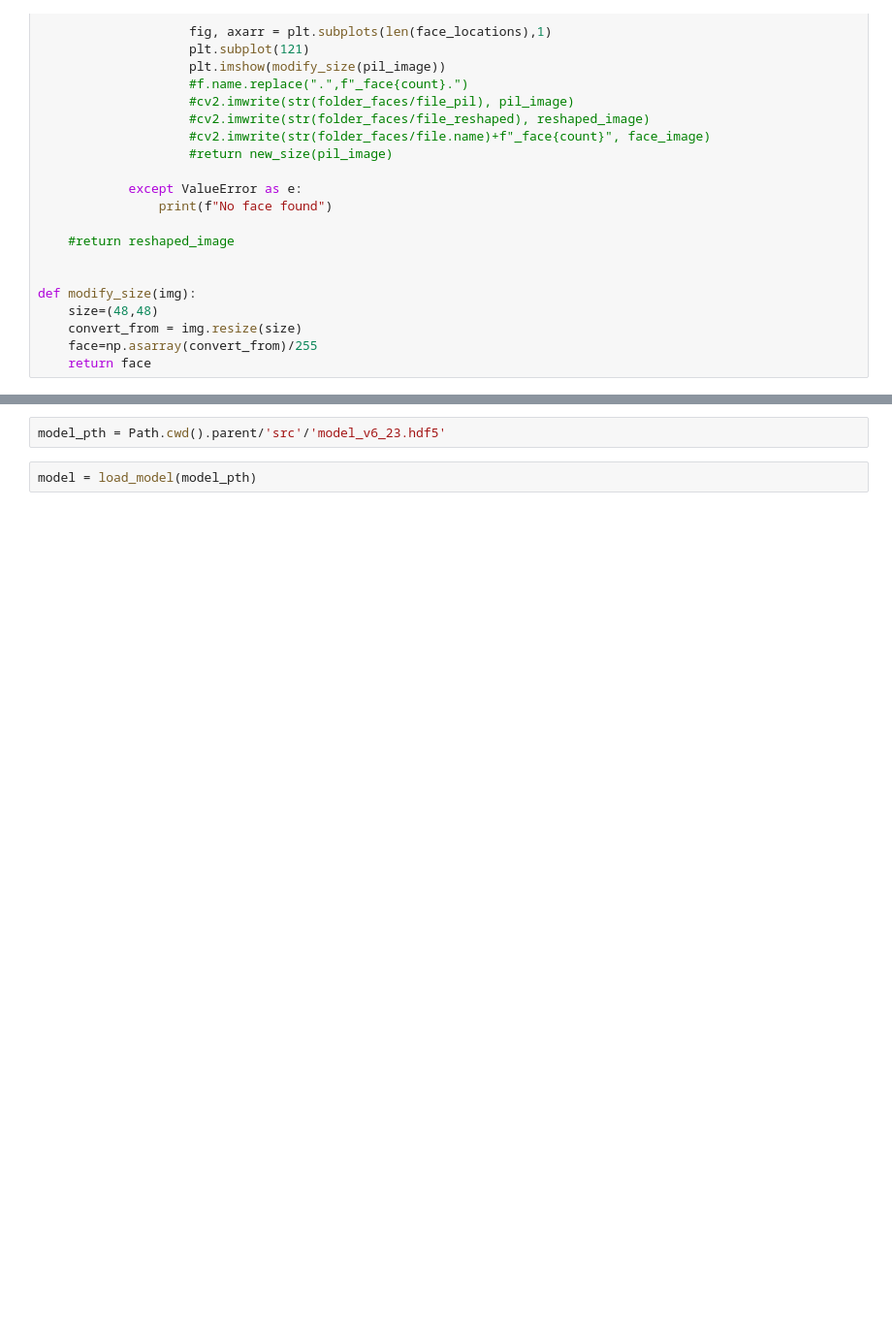
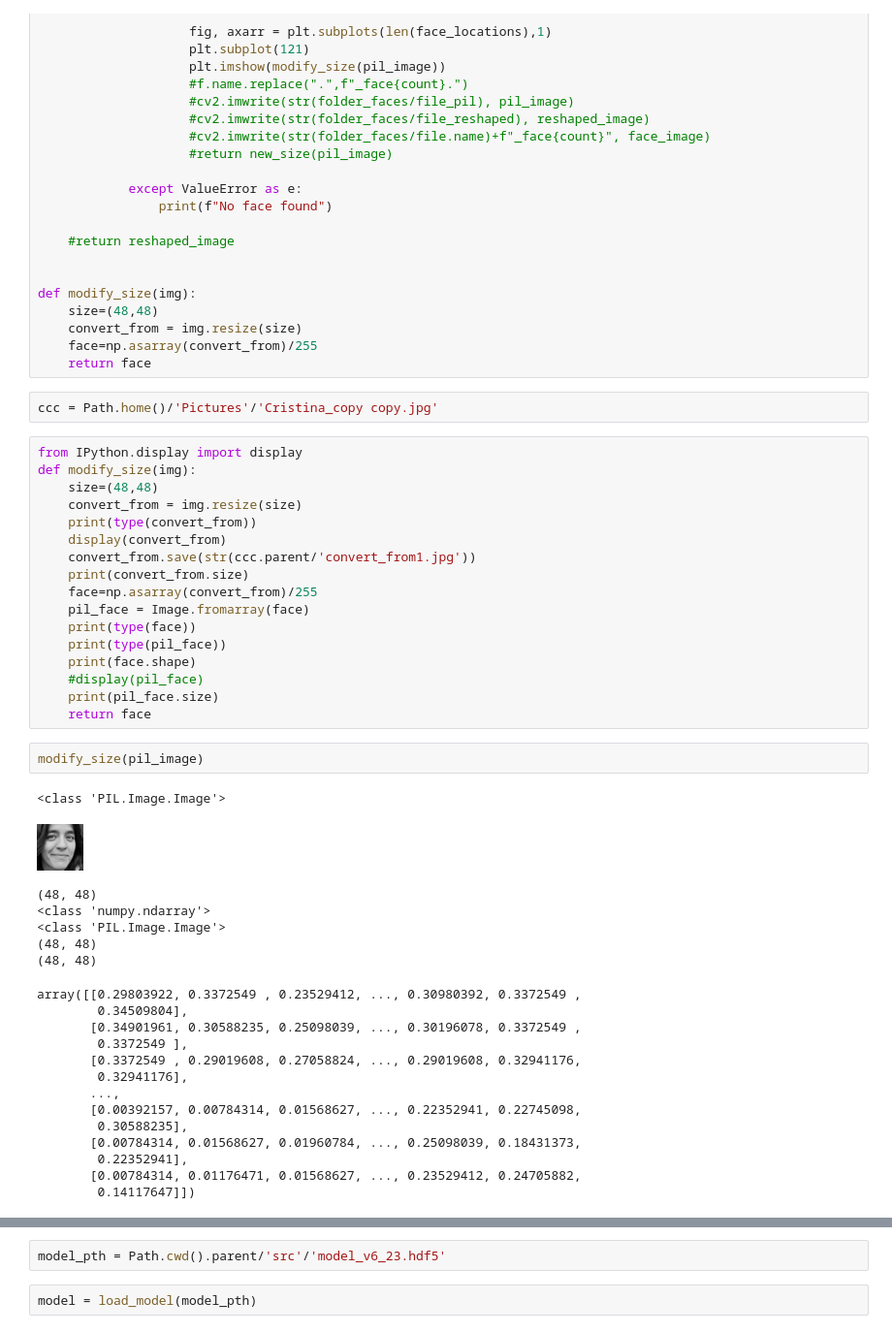
Before and after one commit to CristinaCallejo/AudienceResearch, a Jupyter notebook: notebooks/jn4 face_recognition_library.ipynb, the cells around one changed output, grey strips where cells are left out. Shown at 97% size. Cells and saved outputs as stored; diff of their text form; blank space fills up the shorter version.

Commit message:
home

```diff
--- a/notebooks/jn4 face_recognition_library.ipynb
+++ b/notebooks/jn4 face_recognition_library.ipynb
@@ -70,6 +73,48 @@ def modify_size(img):
     convert_from = img.resize(size)
     face=np.asarray(convert_from)/255
     return face
+# %%
+ccc = Path.home()/'Pictures'/'Cristina_copy copy.jpg'
+# %%
+from IPython.display import display
+def modify_size(img):
+    size=(48,48)
+    convert_from = img.resize(size)
+    print(type(convert_from))
+    display(convert_from)
+    convert_from.save(str(ccc.parent/'convert_from1.jpg'))
+    print(convert_from.size)
+    face=np.asarray(convert_from)/255
+    pil_face = Image.fromarray(face)
+    print(type(face))
+    print(type(pil_face))
+    print(face.shape)
+    #display(pil_face)
+    print(pil_face.size)
+    return face
+# %%
+modify_size(pil_image)
+# %% [output]
+<class 'PIL.Image.Image'>
+[figure, added]
+(48, 48)
+<class 'numpy.ndarray'>
+<class 'PIL.Image.Image'>
+(48, 48)
+(48, 48)
+array([[0.29803922, 0.3372549 , 0.23529412, ..., 0.30980392, 0.3372549 ,
+        0.34509804],
+       [0.34901961, 0.30588235, 0.25098039, ..., 0.30196078, 0.3372549 ,
+        0.3372549 ],
+       [0.3372549 , 0.29019608, 0.27058824, ..., 0.29019608, 0.32941176,
+        0.32941176],
+       ...,
+       [0.00392157, 0.00784314, 0.01568627, ..., 0.22352941, 0.22745098,
+        0.30588235],
+       [0.00784314, 0.01568627, 0.01960784, ..., 0.25098039, 0.18431373,
+        0.22352941],
+       [0.00784314, 0.01176471, 0.01568627, ..., 0.23529412, 0.24705882,
+        0.14117647]])
 # %%
 openImageAndDetectFaces3(dir_imgs_demo)
 # %% [output]
```
Also changed, not shown: parts of 5 cells of this notebook, 6 other files.
